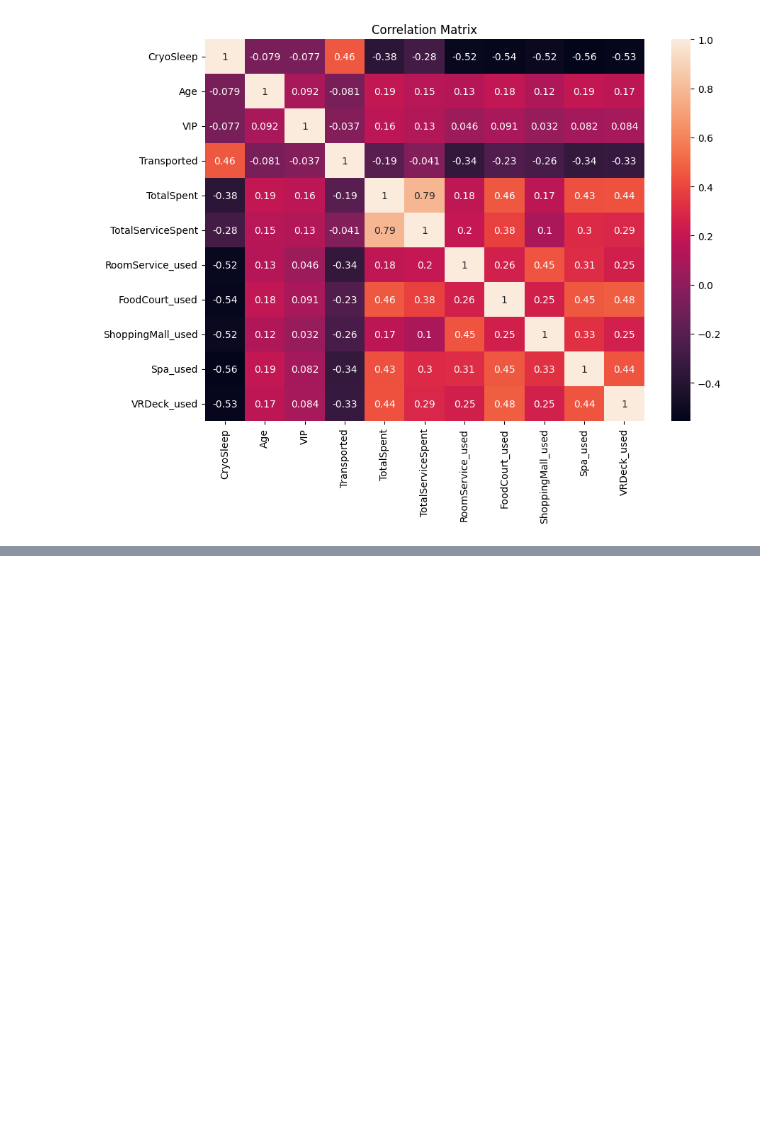
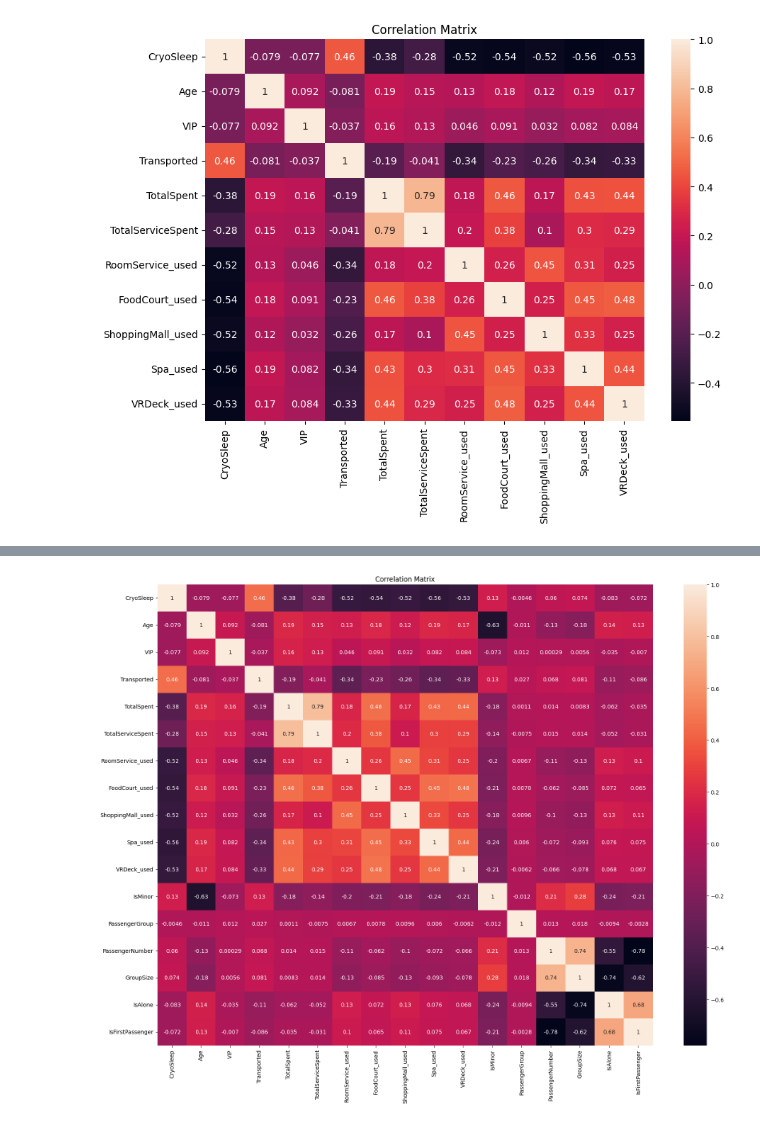
Before and after one commit to dextermadh/Sapceship-Titanic--Survival-Prediction, a Jupyter notebook: model_creation.ipynb, the cells around one changed output, grey strips where cells are left out. Saved outputs shown, nothing was run; the diff lists cells and outputs as text; code cells hidden in the pictures; blank space fills up the shorter version.

```diff
--- a/model_creation.ipynb
+++ b/model_creation.ipynb
@@ -494,0 +568,6 @@ plt.show()
+# %%
+# Convert PassengerGroup and PassengerNumber columns to integers
+df4['PassengerGroup'] = df4['PassengerGroup'].astype(int)
+df4['PassengerNumber'] = df4['PassengerNumber'].astype(int)
+
+df4.info()
@@ -494,0 +615,10 @@ plt.show()
+# %%
+group_sizes = df4['PassengerGroup'].value_counts()
+group_sizes
+
+df4['GroupSize'] = df4['PassengerGroup'].map(group_sizes)
+df4.head()
+
+df4['IsAlone'] = df4['GroupSize'].apply(lambda x: 1 if x == 1 else 0)
+
+df4.head()
@@ -494,0 +633,4 @@ plt.show()
+# %%
+df4['IsFirstPassenger'] = df4['PassengerNumber'].apply(lambda x: 1 if x == 1 else 0)
+
+df4.head()
@@ -494,0 +645,10 @@ plt.show()
+# %%
+df4.drop('IsLastPassenger', axis='columns', inplace=True)
+# %%
+plt.figure(figsize=(20,15))
+corr = df4.corr(numeric_only=True)
+sns.heatmap(corr, annot=True)
+plt.title('Correlation Matrix')
+plt.show()
+# %% [output]
+[figure, added]
```
Also changed, not shown: parts of 22 cells of this notebook.
